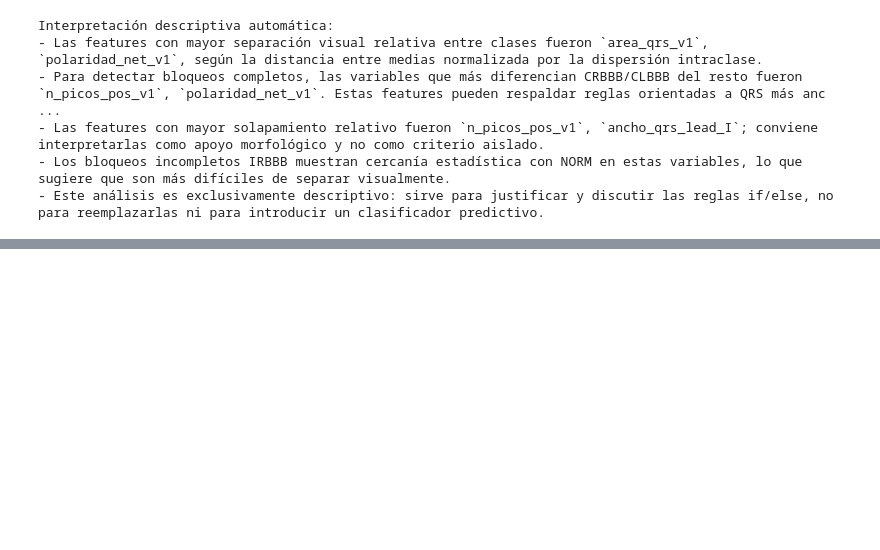
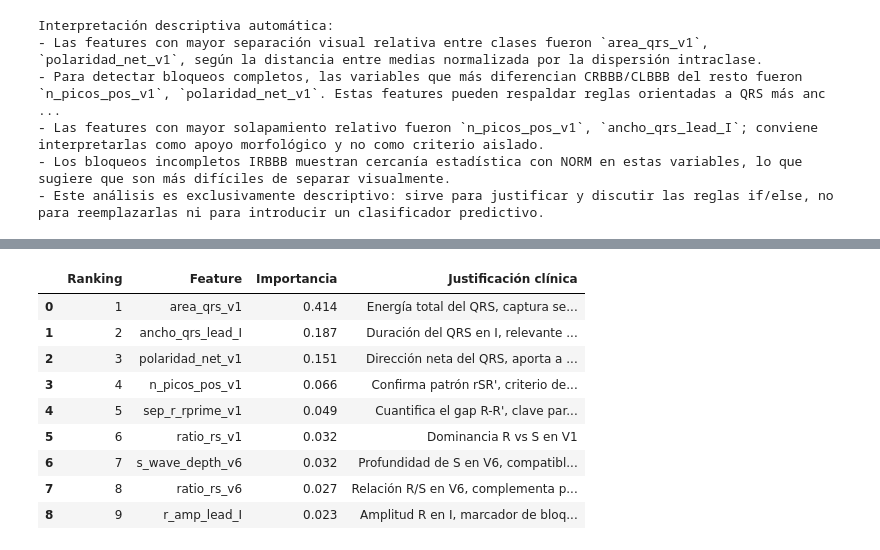
Before and after one commit to mschmidtgunther/bird-ecg-detection, a Jupyter notebook: notebooks/pipeline_sin_ml.ipynb, the cells around one changed output, grey strips where cells are left out. Cells and saved outputs as stored; diff of their text form; code cells hidden in the pictures; blank space fills up the shorter version.

```diff
--- a/notebooks/pipeline_sin_ml.ipynb
+++ b/notebooks/pipeline_sin_ml.ipynb
@@ -2662,0 +2812,73 @@ Interpretación descriptiva automática:
+# %%
+# Tabla de importancias exploratorias ya reportadas en el notebook.
+# No entrena modelos ni modifica el clasificador final basado en reglas if/else.
+
+importancias_exploratorias_features = pd.DataFrame([
+    {
+        "Ranking": 1,
+        "Feature": "area_qrs_v1",
+        "Importancia": 0.414,
+        "Justificación clínica": "Energía total del QRS, captura severidad del bloqueo",
+    },
+    {
+        "Ranking": 2,
+        "Feature": "ancho_qrs_lead_I",
+        "Importancia": 0.187,
+        "Justificación clínica": "Duración del QRS en I, relevante para bloqueos izquierdos",
+    },
+    {
+        "Ranking": 3,
+        "Feature": "polaridad_net_v1",
+        "Importancia": 0.151,
+        "Justificación clínica": "Dirección neta del QRS, aporta a la diferenciación de morfologías derechas e izquierdas",
+    },
+    {
+        "Ranking": 4,
+        "Feature": "n_picos_pos_v1",
+        "Importancia": 0.066,
+        "Justificación clínica": "Confirma patrón rSR', criterio de bloqueo derecho",
+    },
+    {
+        "Ranking": 5,
+        "Feature": "sep_r_rprime_v1",
+        "Importancia": 0.049,
+        "Justificación clínica": "Cuantifica el gap R-R', clave para CRBBB vs IRBBB",
+    },
+    {
+        "Ranking": 6,
+        "Feature": "ratio_rs_v1",
+        "Importancia": 0.032,
+        "Justificación clínica": "Dominancia R vs S en V1",
+    },
+    {
+        "Ranking": 7,
+        "Feature": "s_wave_depth_v6",
+        "Importancia": 0.032,
+        "Justificación clínica": "Profundidad de S en V6, compatible con CRBBB",
+    },
+    {
+        "Ranking": 8,
+        "Feature": "ratio_rs_v6",
+        "Importancia": 0.027,
+        "Justificación clínica": "Relación R/S en V6, complementa profundidad absoluta",
+    },
+    {
+        "Ranking": 9,
+        "Feature": "r_amp_lead_I",
+        "Importancia": 0.023,
+        "Justificación clínica": "Amplitud R en I, marcador de bloqueos izquierdos",
+    },
+])
+
+importancias_exploratorias_features
+# %% [output]
+|  | Ranking | Feature | Importancia | Justificación clínica |
+| 0 | 1 | area_qrs_v1 | 0.414 | Energía total del QRS, captura se... |
+| 1 | 2 | ancho_qrs_lead_I | 0.187 | Duración del QRS en I, relevante ... |
+| 2 | 3 | polaridad_net_v1 | 0.151 | Dirección neta del QRS, aporta a ... |
+| 3 | 4 | n_picos_pos_v1 | 0.066 | Confirma patrón rSR', criterio de... |
+| 4 | 5 | sep_r_rprime_v1 | 0.049 | Cuantifica el gap R-R', clave par... |
+| 5 | 6 | ratio_rs_v1 | 0.032 | Dominancia R vs S en V1 |
+| 6 | 7 | s_wave_depth_v6 | 0.032 | Profundidad de S en V6, compatibl... |
+| 7 | 8 | ratio_rs_v6 | 0.027 | Relación R/S en V6, complementa p... |
+| 8 | 9 | r_amp_lead_I | 0.023 | Amplitud R en I, marcador de bloq... |
```
Also changed, not shown: parts of 8 cells of this notebook.
